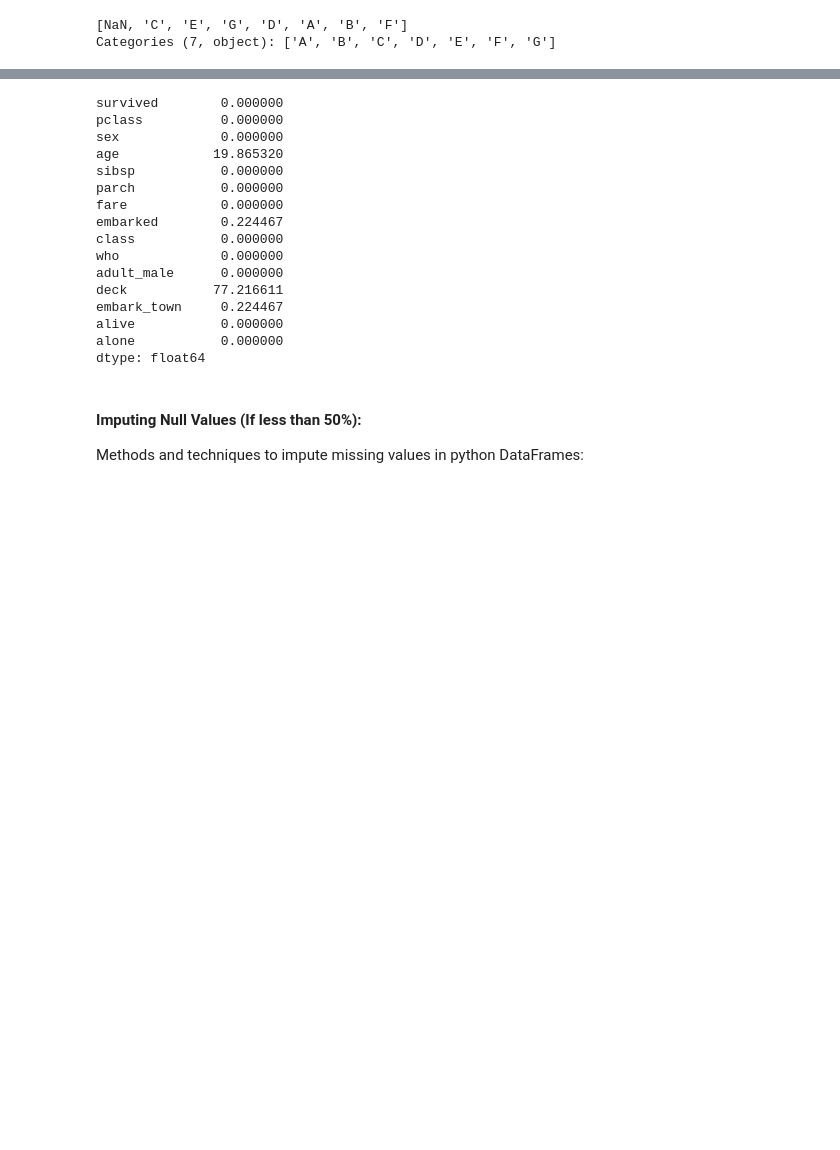
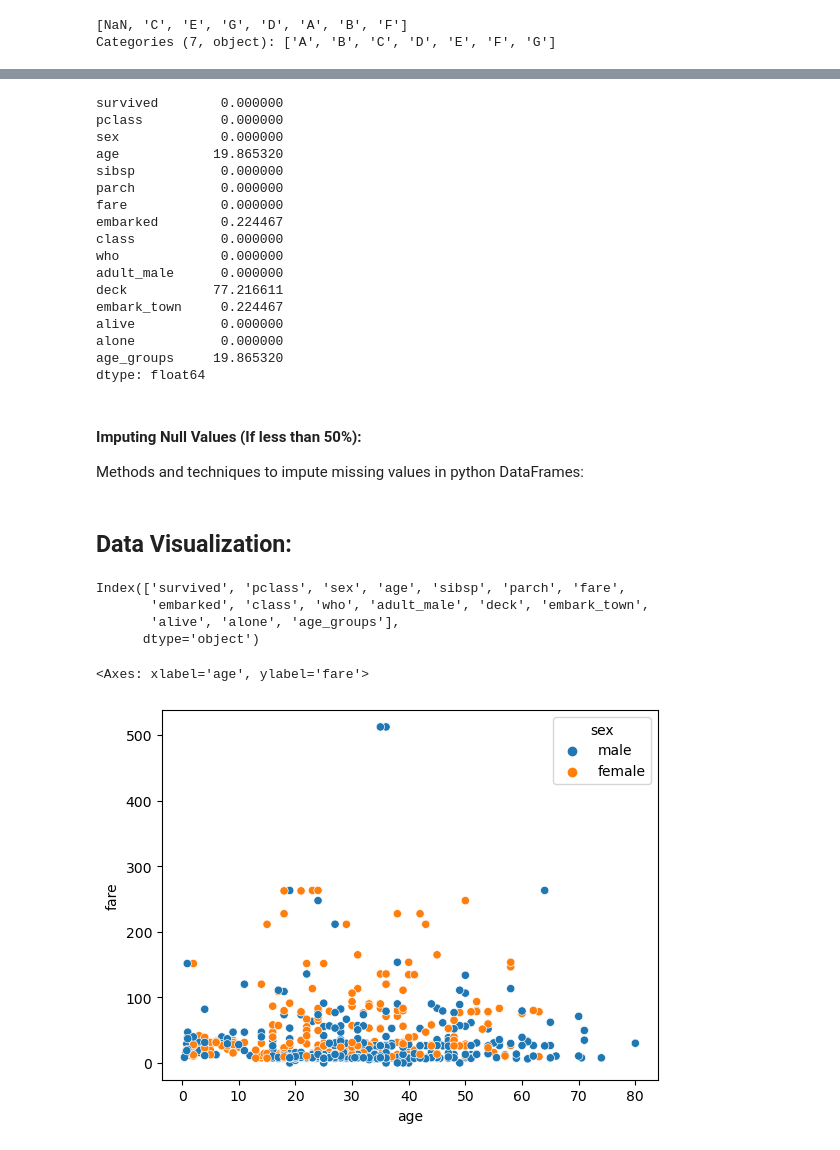
Before and after one commit to Mikkk1/Machine-Learning, a Jupyter notebook: EDA/01_eda.ipynb, the cells around one changed output, grey strips where cells are left out. Drawn from its saved outputs; the diff is of its cells as text; code cells hidden in the pictures; blank space fills up the shorter version.

Commit message:
Updated Till Data Visualization

```diff
--- a/EDA/01_eda.ipynb
+++ b/EDA/01_eda.ipynb
@@ -97,0 +128,10 @@ Categories (7, object): ['A', 'B', 'C', 'D', 'E', 'F', 'G']
+# %%
+# Creating bin edges
+bins = [0,5,10,15,18,40,80]
+lables = ['0-5','6-10','11-15','16-18','19-40','41-80']
+
+# Add new column:
+
+df["age_groups"] = pd.cut(df['age'], bins = bins, labels = lables)
+
+df.head()
@@ -133,7 +264,22 @@ deck           77.216611
 embark_town     0.224467
 alive           0.000000
 alone           0.000000
+age_groups     19.865320
 dtype: float64
 # %% [markdown]
 #### Imputing Null Values (If less than 50%):
 Methods and techniques to impute missing values in python DataFrames:
+# %% [markdown]
+## Data Visualization:
+# %%
+df.columns
+# %% [output]
+Index(['survived', 'pclass', 'sex', 'age', 'sibsp', 'parch', 'fare',
+       'embarked', 'class', 'who', 'adult_male', 'deck', 'embark_town',
+       'alive', 'alone', 'age_groups'],
+      dtype='object')
+# %%
+sns.scatterplot(data = df, x = 'age', y = 'fare', hue = 'sex')
+# %% [output]
+<Axes: xlabel='age', ylabel='fare'>
+[figure, added]
```
Also changed, not shown: parts of 21 cells of this notebook.
